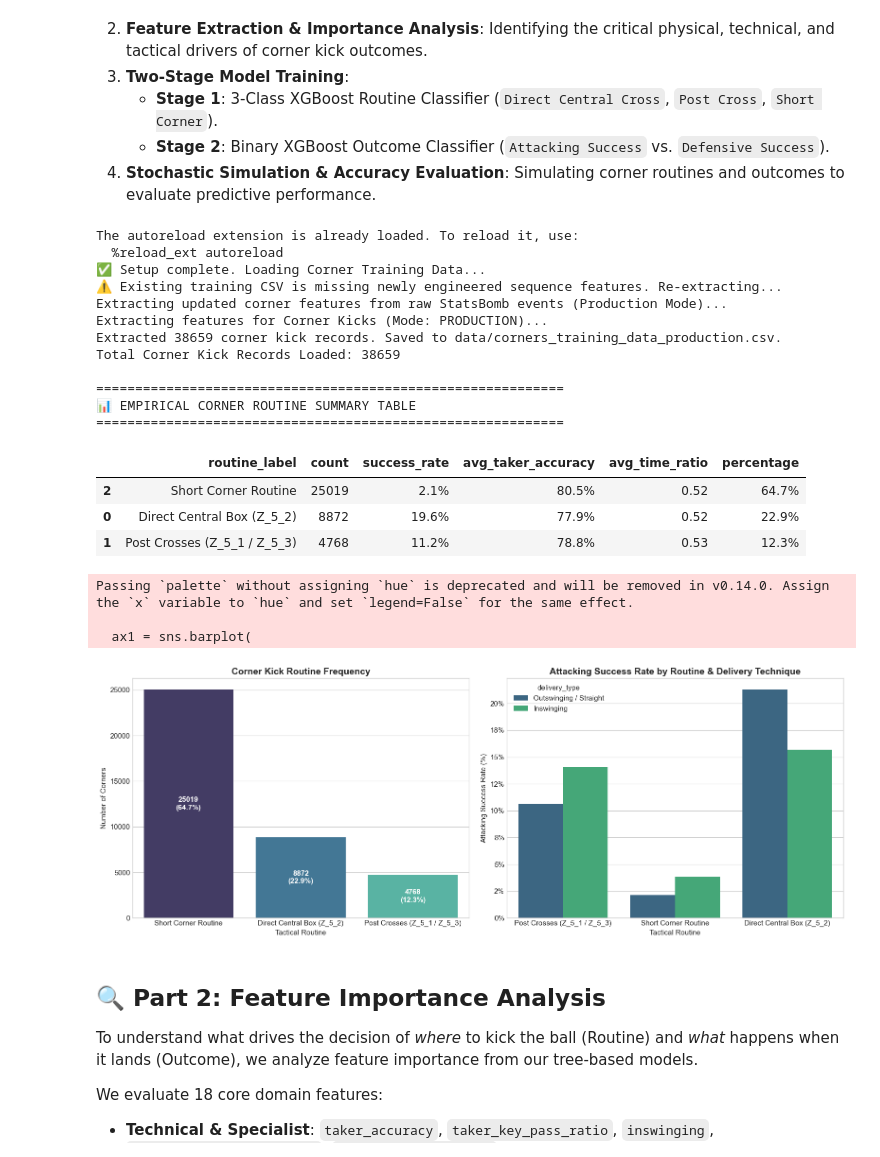
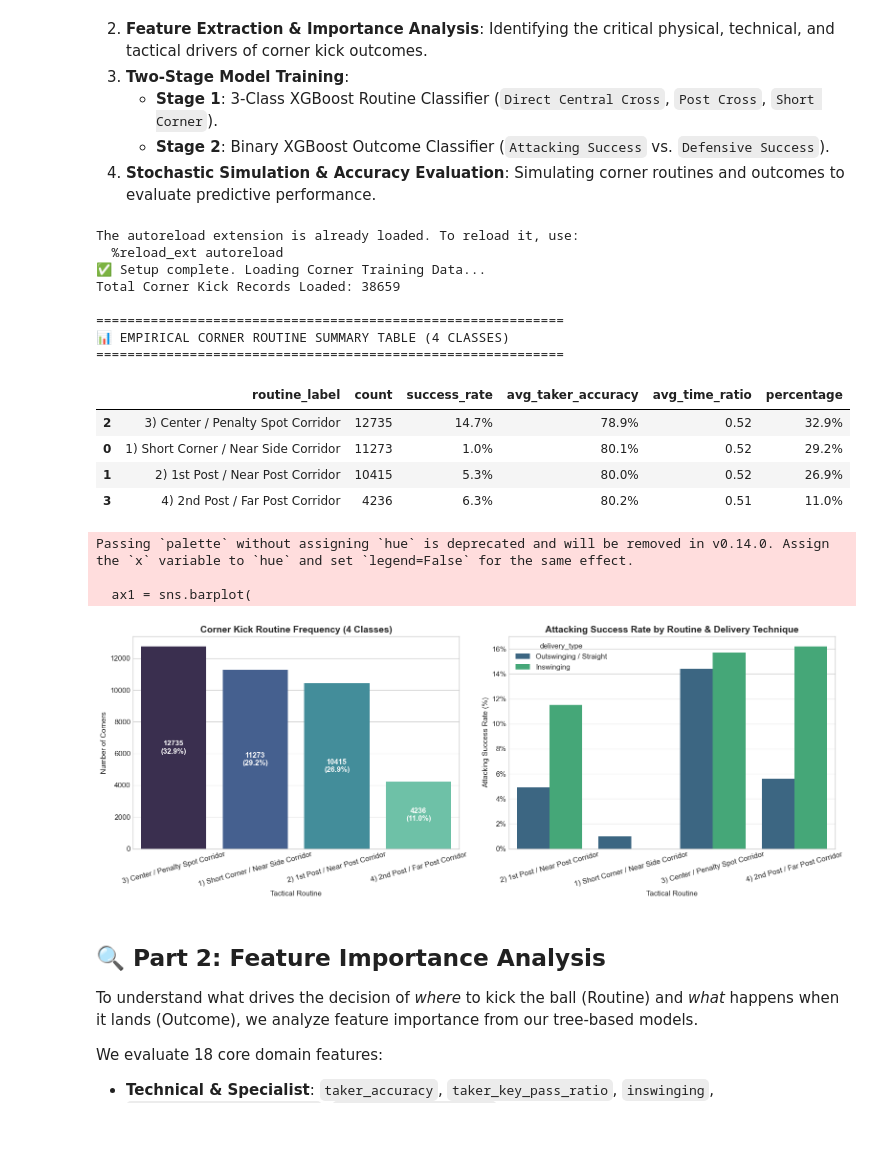
Before and after one commit to paulot/soccer-predictions, a Jupyter notebook: experiments/corner_modeling.ipynb, the cells around one changed output. Cells and saved outputs as stored; diff of their text form; code cells hidden in the pictures; blank space fills up the shorter version.

Commit message:
implement corner kick delivery distance analysis and modeling segmentation exploration

```diff
--- a/experiments/corner_modeling.ipynb
+++ b/experiments/corner_modeling.ipynb
@@ -45,9 +45,9 @@ if not os.path.exists(data_path):
     need_extract = True
 else:
     df_corners = pd.read_csv(data_path)
-    # Check if all required sequence features are present in the loaded dataset
-    if not all(col in df_corners.columns for col in ["routine_lag_1", "hist_rate_routine_0", "consecutive_same_routine"]):
-        print("⚠️ Existing training CSV is missing newly engineered sequence features. Re-extracting...")
+    # Check if all required sequence and pre-kick context features are present in the loaded dataset
+    if not all(col in df_corners.columns for col in ["routine_lag_1", "hist_rate_routine_3", "team_match_corner_count", "consecutive_same_routine"]):
+        print("⚠️ Existing training CSV is missing newly engineered pre-kick features. Re-extracting...")
         need_extract = True
 
 if need_extract:
@@ -56,11 +56,12 @@ if need_extract:
 
 print(f"Total Corner Kick Records Loaded: {len(df_corners)}")
 
-# Map routine target to readable labels
+# Map routine target to readable 4-class labels
 routine_map = {
-    0: "Direct Central Box (Z_5_2)",
-    1: "Post Crosses (Z_5_1 / Z_5_3)",
-    2: "Short Corner Routine"
+    0: "1) Short Corner / Near Side Corridor",
+    1: "2) 1st Post / Near Post Corridor",
+    2: "3) Center / Penalty Spot Corridor",
+    3: "4) 2nd Post / Far Post Corridor"
 }
 df_corners["routine_label"] = df_corners["target_routine"].map(routine_map)
 
@@ -83,7 +84,7 @@ routine_summary["percentage"] = (routine_summary["count"] / len(df_corners)) * 1
 routine_summary = routine_summary.sort_values(by="count", ascending=False)
 
 print("\n" + "="*60)
-print("📊 EMPIRICAL CORNER ROUTINE SUMMARY TABLE")
+print("📊 EMPIRICAL CORNER ROUTINE SUMMARY TABLE (4 CLASSES)")
 print("="*60)
 display(routine_summary.style.format({
     "success_rate": "{:.1%}",
@@ -103,9 +104,10 @@ ax1 = sns.barplot(
     palette="mako",
     ax=axes[0]
 )
-axes[0].set_title("Corner Kick Routine Frequency")
+axes[0].set_title("Corner Kick Routine Frequency (4 Classes)")
 axes[0].set_xlabel("Tactical Routine")
 axes[0].set_ylabel("Number of Corners")
+axes[0].tick_params(axis="x", rotation=15)
 for p in ax1.patches:
     ax1.annotate(f"{int(p.get_height())}\n({p.get_height()/len(df_corners):.1%})",
                  (p.get_x() + p.get_width() / 2., p.get_height() / 2),
@@ -114,42 +116,40 @@ for p in ax1.patches:
 # Plot 2: Inswinging vs Outswinging Success Rate by Routine
 df_corners["delivery_type"] = df_corners["inswinging"].map({1: "Inswinging", 0: "Outswinging / Straight"})
 sns.barplot(
     data=df_corners,
     x="routine_label",
     y="target_outcome",
     hue="delivery_type",
     palette="viridis",
     ax=axes[1],
     errorbar=None
 )
 axes[1].set_title("Attacking Success Rate by Routine & Delivery Technique")
 axes[1].set_xlabel("Tactical Routine")
 axes[1].set_ylabel("Attacking Success Rate (%)")
+axes[1].tick_params(axis="x", rotation=15)
 axes[1].yaxis.set_major_formatter(plt.FuncFormatter(lambda y, _: f"{y:.0%}"))
 
 plt.tight_layout()
 plt.show()
 # %% [output]
 The autoreload extension is already loaded. To reload it, use:
   %reload_ext autoreload
 ✅ Setup complete. Loading Corner Training Data...
-⚠️ Existing training CSV is missing newly engineered sequence features. Re-extracting...
-Extracting updated corner features from raw StatsBomb events (Production Mode)...
-Extracting features for Corner Kicks (Mode: PRODUCTION)...
-Extracted 38659 corner kick records. Saved to data/corners_training_data_production.csv.
 Total Corner Kick Records Loaded: 38659
 
 ============================================================
-📊 EMPIRICAL CORNER ROUTINE SUMMARY TABLE
+📊 EMPIRICAL CORNER ROUTINE SUMMARY TABLE (4 CLASSES)
 ============================================================
 |  | routine_label | count | success_rate | avg_taker_accuracy | avg_time_ratio | percentage |
-| 2 | Short Corner Routine | 25019 | 2.1% | 80.5% | 0.52 | 64.7% |
-| 0 | Direct Central Box (Z_5_2) | 8872 | 19.6% | 77.9% | 0.52 | 22.9% |
-| 1 | Post Crosses (Z_5_1 / Z_5_3) | 4768 | 11.2% | 78.8% | 0.53 | 12.3% |
+| 2 | 3) Center / Penalty Spot Corridor | 12735 | 14.7% | 78.9% | 0.52 | 32.9% |
+| 0 | 1) Short Corner / Near Side Corridor | 11273 | 1.0% | 80.1% | 0.52 | 29.2% |
+| 1 | 2) 1st Post / Near Post Corridor | 10415 | 5.3% | 80.0% | 0.52 | 26.9% |
+| 3 | 4) 2nd Post / Far Post Corridor | 4236 | 6.3% | 80.2% | 0.51 | 11.0% |
 Passing `palette` without assigning `hue` is deprecated and will be removed in v0.14.0. Assign the `x` variable to `hue` and set `legend=False` for the same effect.
 
   ax1 = sns.barplot(
-[figure, old version]
+[figure, new version]
 # %% [markdown]
 ## 🔍 Part 2: Feature Importance Analysis
 
```
Also changed, not shown: parts of 3 cells of this notebook, 19 other files.
